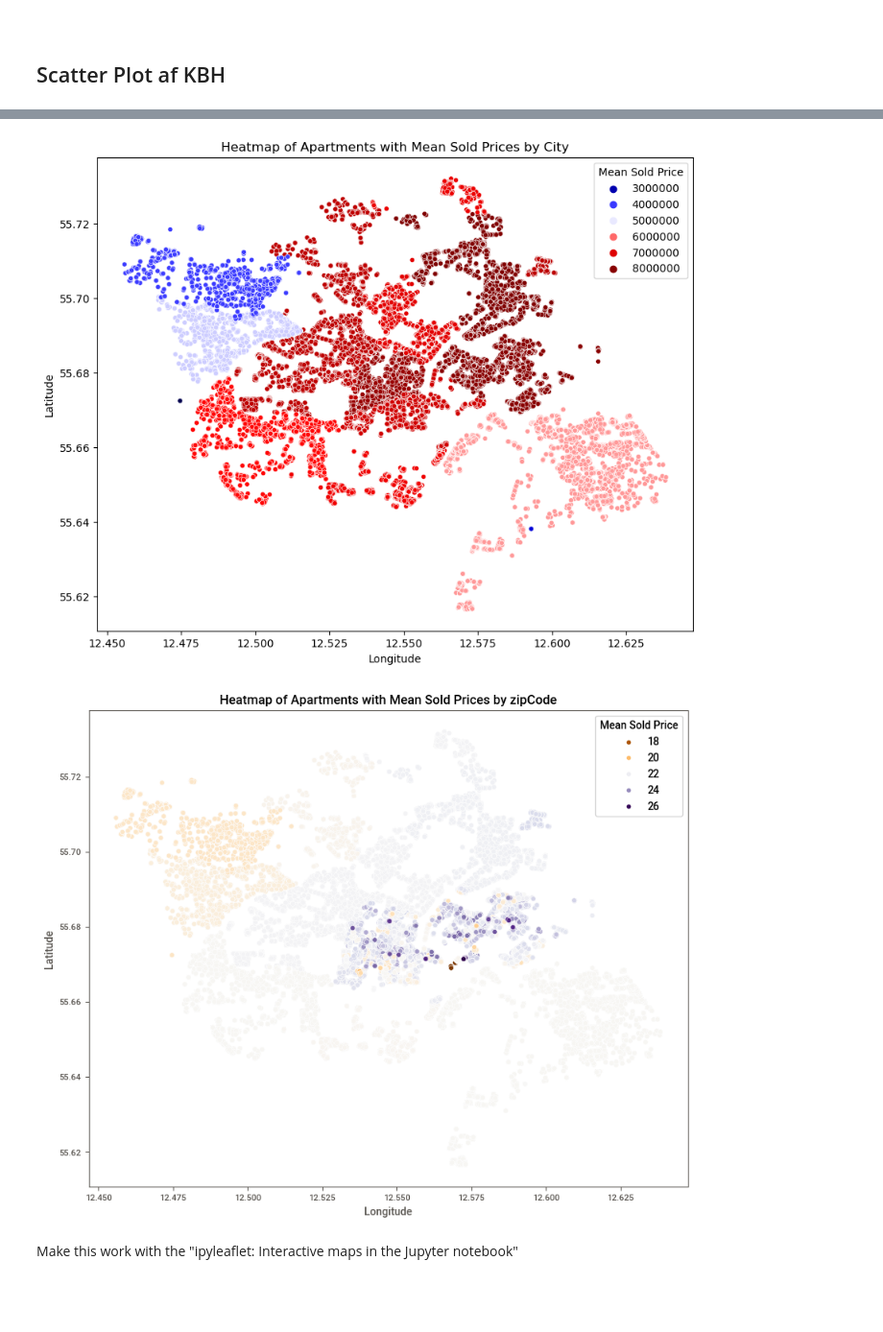
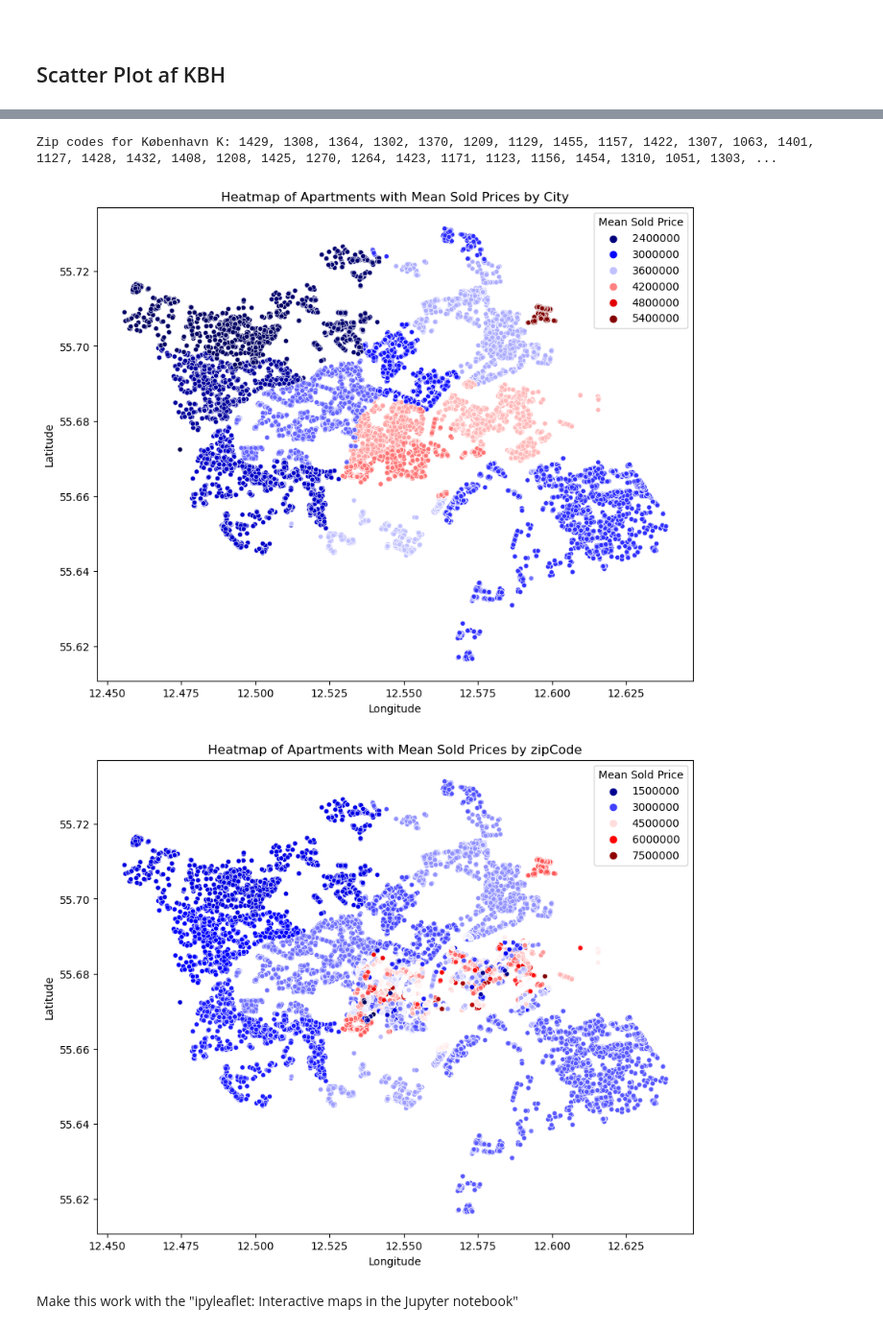
Before and after one commit to Pelvig1999/apartements, a Jupyter notebook: notebooks/data.ipynb, the cells around one changed output, grey strips where cells are left out. Shown at 96% size. Saved outputs shown, nothing was run; the diff lists cells and outputs as text; code cells hidden in the pictures; blank space fills up the shorter version.

```diff
--- a/notebooks/data.ipynb
+++ b/notebooks/data.ipynb
@@ -153,3 +186,9 @@ alm_salg_df = df[df['saleType'] == 'Alm. Salg']
+# %%
+#Sorting fam_salg away
+alm_salg_df = df[df['saleType'] == 'Alm. Salg']
+
+#Sorting apartments away that where sold for under 500.000 and above 9.000.000
+alm_salg_df = alm_salg_df[(alm_salg_df['price'] > 5e5) & (alm_salg_df['price'] < 9e6)]
 # %%
 alm_salg_df
 # %% [output]
@@ -381,6 +428,8 @@ if not city_row.empty:
     print(f"Zip codes for {target_city}: {', '.join(map(str, zip_codes_for_target_city))}")
 else:
     print(f"{target_city} not found in the grouped data")
+# %% [output]
+Zip codes for København K: 1429, 1308, 1364, 1302, 1370, 1209, 1129, 1455, 1157, 1422, 1307, 1063, 1401, 1127, 1428, 1432, 1408, 1208, 1425, 1270, 1264, 1423, 1171, 1123, 1156, 1454, 1310, 1051, 1303, ...
 # %%
 # Step 1: Calculate the mean sold price for each city
 mean_prices_city = alm_salg_df.groupby('city')['price'].mean().reset_index()
@@ -398,31 +447,31 @@ plt.legend(title='Mean Sold Price', loc='upper right')
 plt.savefig('heatmap_meansold.pdf')
 plt.show()
 # %% [output]
-[figure, old version]
+[figure, new version]
 # %%
 alm_salg_df_zipCode = alm_salg_df.copy()
 
-alm_salg_df_zipCode['price'] = np.log2(alm_salg_df_zipCode['price'])
+alm_salg_df_zipCode['price'] = (alm_salg_df_zipCode['price'])
 
 #Step 1: Calculate the mean sold price for each city
 mean_prices_zipCode = alm_salg_df_zipCode.groupby('zipCode')['price'].mean().reset_index()
 
-alm_salg_df_zipCode['price'] = np.exp2(alm_salg_df_zipCode['price'])
+alm_salg_df_zipCode['price'] = (alm_salg_df_zipCode['price'])
 
 # Step 2: Merge the mean sold price back into the original DataFrame
 alm_salg_df_groupbby_zipCode = alm_salg_df_zipCode.merge(mean_prices_zipCode, on='zipCode', suffixes=('', '_mean'))
 
 # Step 3: Create a heatmap
 plt.figure(figsize=(10, 8))
-sns.scatterplot(data=alm_salg_df_groupbby_zipCode, x=('longitude'), y='latitude', hue='price_mean', palette='PuOr', s=20)
+sns.scatterplot(data=alm_salg_df_groupbby_zipCode, x=('longitude'), y='latitude', hue='price_mean', palette='seismic', s=20)
 plt.title('Heatmap of Apartments with Mean Sold Prices by zipCode')
 plt.xlabel('Longitude')
 plt.ylabel('Latitude')
 plt.legend(title='Mean Sold Price', loc='upper right')
 plt.savefig('heatmap_meansold.pdf')
 plt.show()
 # %% [output]
-[figure, old version]
+[figure, new version]
 # %% [markdown]
 Make this work with the "ipyleaflet: Interactive maps in the Jupyter notebook"
 # %%
```
Also changed, not shown: parts of 13 cells of this notebook, 5 other files.
